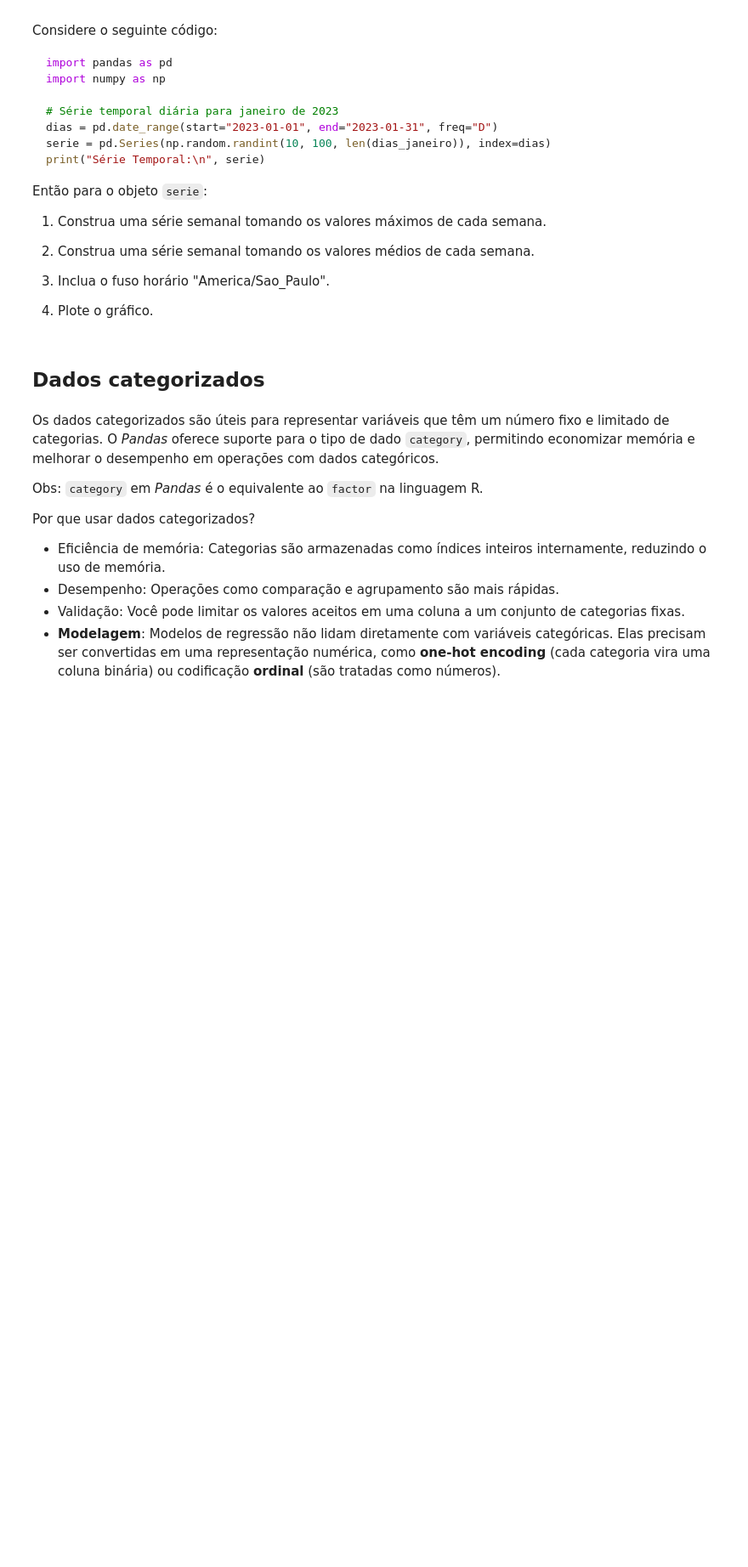
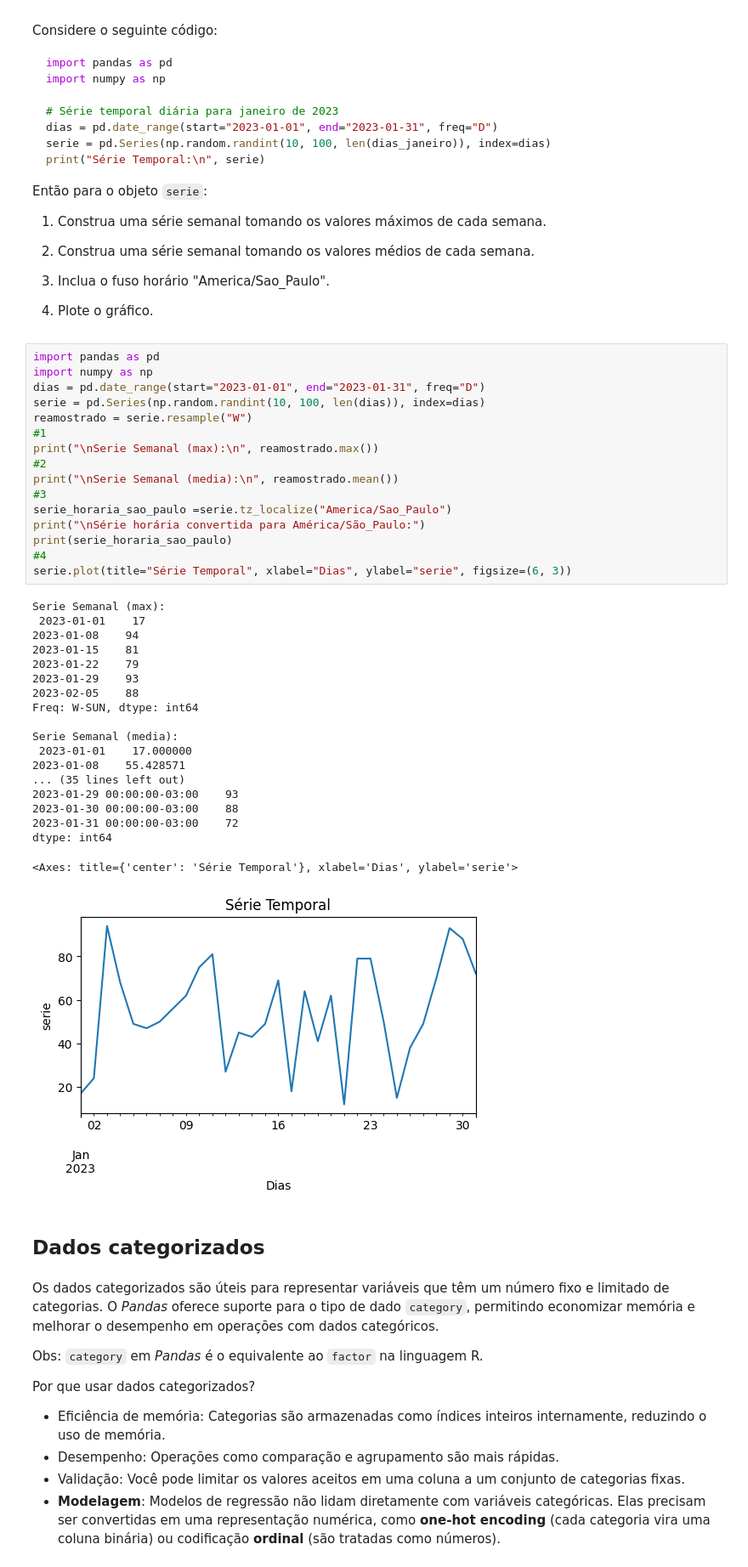
Before and after one commit to py241026093/CEE2, a Jupyter notebook: aulas.ipynb, the cells around one changed output. Shown at 85% size. Cells and saved outputs as stored; diff of their text form; blank space fills up the shorter version.

Commit message:
02/12/2024 - Introdução ao Pandas - Exercício 10

```diff
--- a/aulas.ipynb
+++ b/aulas.ipynb
@@ -3771,6 +3864,42 @@ Então para o objeto `serie`:
 3. Inclua o fuso horário "America/Sao_Paulo".
 
 4. Plote o gráfico.
+# %%
+import pandas as pd
+import numpy as np
+dias = pd.date_range(start="2023-01-01", end="2023-01-31", freq="D")
+serie = pd.Series(np.random.randint(10, 100, len(dias)), index=dias)
+reamostrado = serie.resample("W")
+#1
+print("\nSerie Semanal (max):\n", reamostrado.max())
+#2
+print("\nSerie Semanal (media):\n", reamostrado.mean())
+#3
+serie_horaria_sao_paulo =serie.tz_localize("America/Sao_Paulo")
+print("\nSérie horária convertida para América/São_Paulo:")
+print(serie_horaria_sao_paulo)
+#4
+serie.plot(title="Série Temporal", xlabel="Dias", ylabel="serie", figsize=(6, 3))
+# %% [output]
+Serie Semanal (max):
+ 2023-01-01    17
+2023-01-08    94
+2023-01-15    81
+2023-01-22    79
+2023-01-29    93
+2023-02-05    88
+Freq: W-SUN, dtype: int64
+
+Serie Semanal (media):
+ 2023-01-01    17.000000
+2023-01-08    55.428571
+... (35 lines left out)
+2023-01-29 00:00:00-03:00    93
+2023-01-30 00:00:00-03:00    88
+2023-01-31 00:00:00-03:00    72
+dtype: int64
+<Axes: title={'center': 'Série Temporal'}, xlabel='Dias', ylabel='serie'>
+[figure, added]
 # %% [markdown]
 ## Dados categorizados
 # %% [markdown]
```
Also changed, not shown: parts of 7 cells of this notebook.
